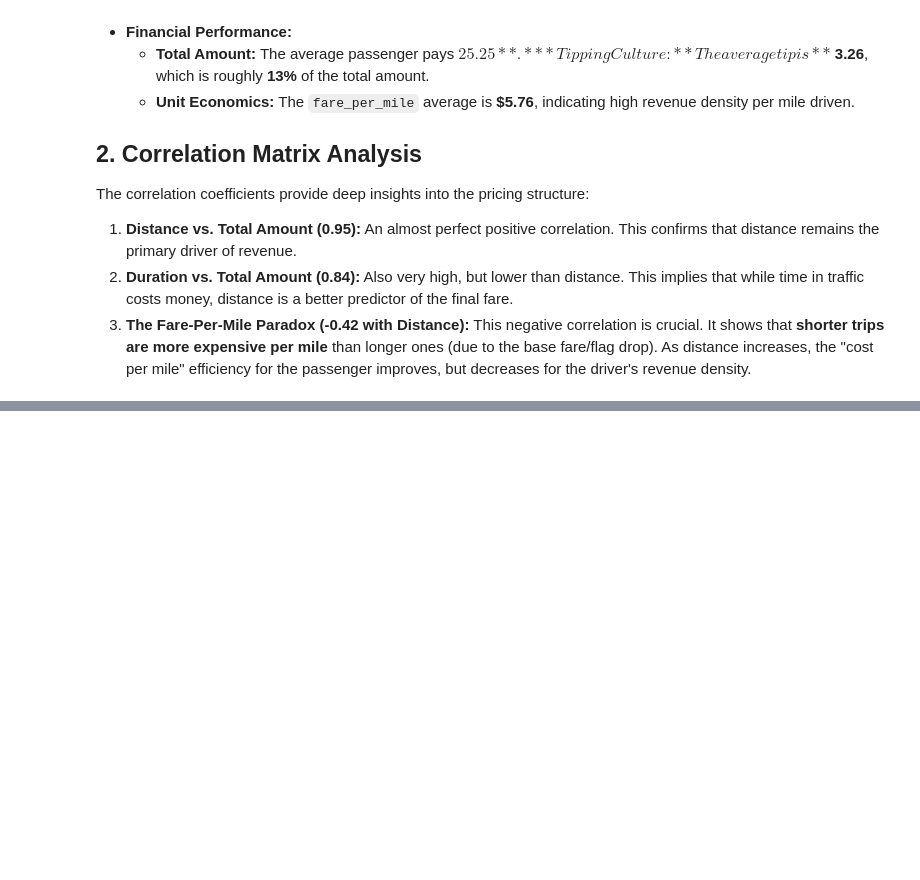
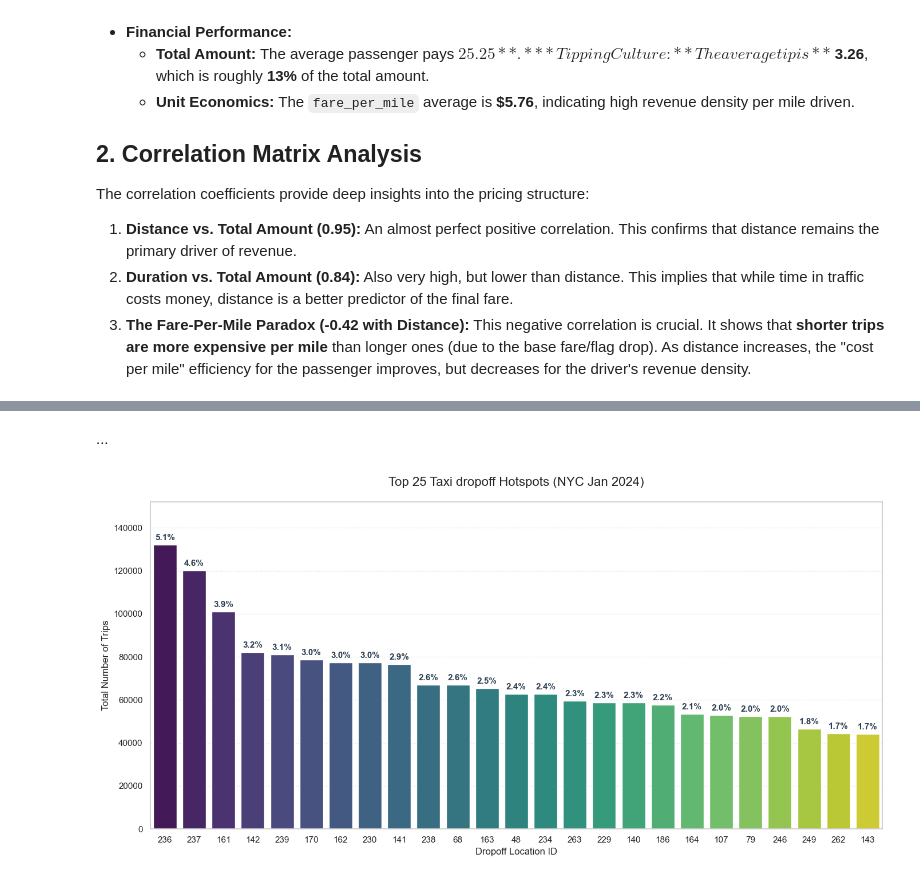
Before and after one commit to mhranmtwej-spec/Dpp, a Jupyter notebook: notebooks/03_FeatureEngineering.ipynb, the cells around one changed output, grey strips where cells are left out. Saved outputs shown, nothing was run; the diff lists cells and outputs as text; code cells hidden in the pictures; blank space fills up the shorter version.

```diff
--- a/notebooks/03_FeatureEngineering.ipynb
+++ b/notebooks/03_FeatureEngineering.ipynb
@@ -205,0 +278,56 @@ The correlation coefficients provide deep insights into the pricing structure:
+# %% [markdown]
+...
+# %%
+# 1. Prepare Data
+NZ=25
+dropoff_counts = df['DOLocationID'].value_counts().reset_index()
+dropoff_counts.columns = ['DOLocationID', 'trip_count']
+dropoff_counts['market_share_percent'] = (dropoff_counts['trip_count'] / len(df)) * 100
+top_NZ_zones = dropoff_counts.head(NZ).copy()
+
+# Convert ID to string for better categorical plotting
+top_NZ_zones['DOLocationID'] = top_NZ_zones['DOLocationID'].astype(str)
+
+# 2. Optimized Visualization
+plt.figure(figsize=(14, 7))
+
+# Fix: Added 'hue', set 'legend=False', and adjusted aesthetics
+ax = sns.barplot(
+    data=top_NZ_zones,
+    x='DOLocationID',
+    y='trip_count',
+    hue='DOLocationID',
+    palette='viridis',
+    legend=False
+)
+
+# 3. Enhanced Labeling Logic
+# Finding the right offset based on data scale
+max_val = top_NZ_zones['trip_count'].max()
+offset = max_val * 0.01  # 1% of max value as spacing
+
+for p in ax.patches:
+    # Calculate the percentage to display
+    percentage = (p.get_height() / len(df)) * 100
+
+    # Place text precisely in the center of the bar
+    ax.annotate(
+        f'{percentage:.1f}%',
+        (p.get_x() + p.get_width() / 2., p.get_height() + offset),
+        ha='center',
+        va='bottom',
+        fontsize=11,
+        fontweight='bold',
+        color='#2c3e50'
+    )
+
+plt.title(f'Top {NZ} Taxi dropoff Hotspots (NYC Jan 2024)', fontsize=16, pad=20)
+plt.xlabel('Dropoff Location ID', fontsize=12)
+plt.ylabel('Total Number of Trips', fontsize=12)
+plt.ylim(0, max_val * 1.15) # Add space for labels
+plt.grid(axis='y', linestyle=':', alpha=0.6)
+
+plt.tight_layout()
+plt.show()
+# %% [output]
+[figure, added]
```
Also changed, not shown: parts of 11 cells of this notebook, 2 other files.
